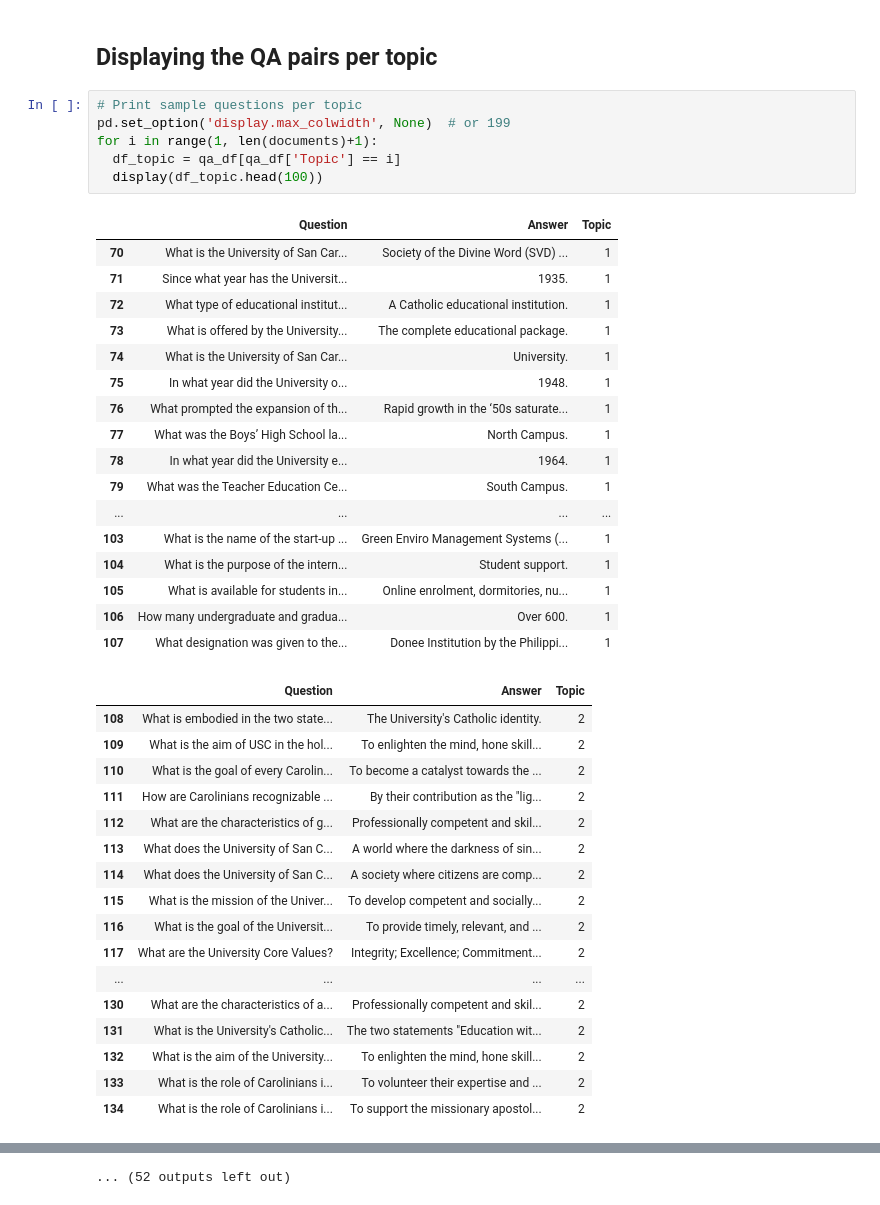
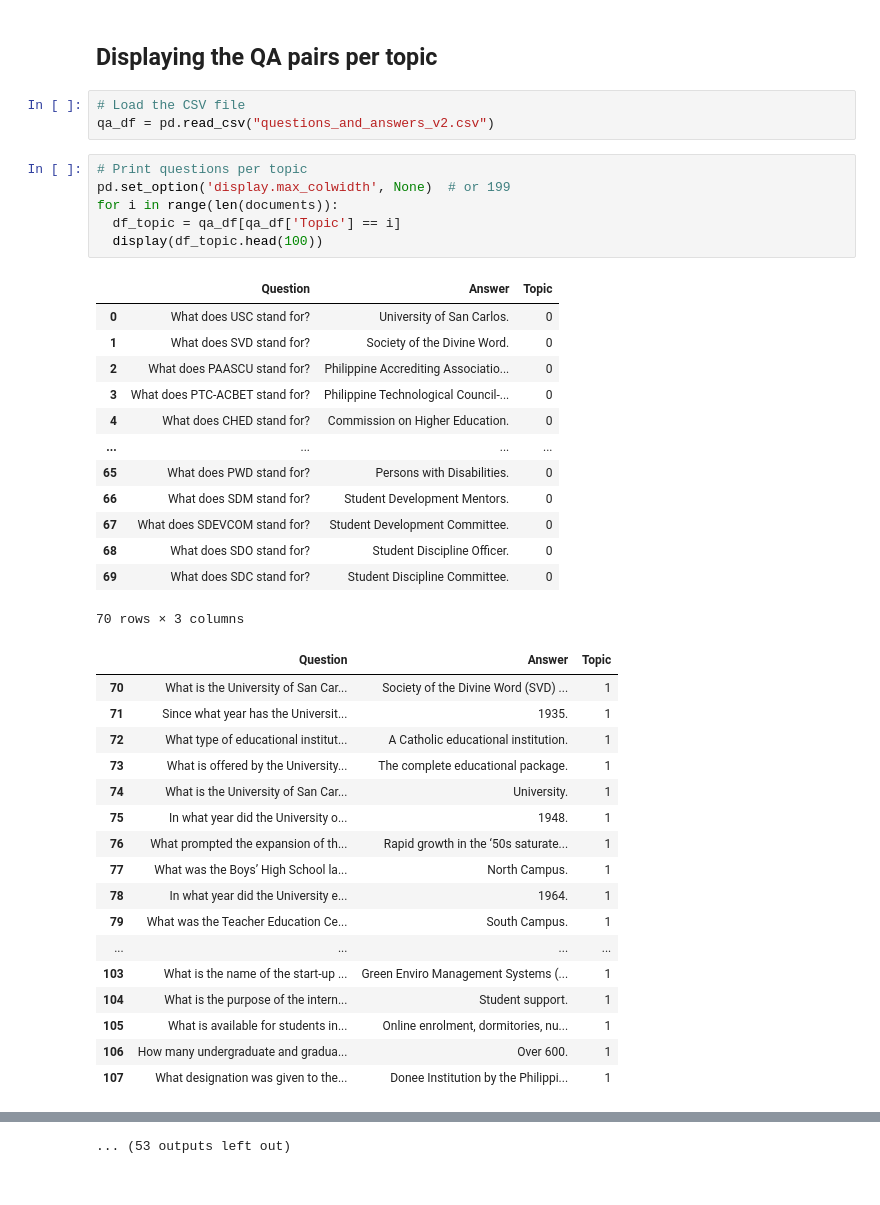
Before and after one commit to 20100215/NLP_Student_Manual_Chatbot, a Jupyter notebook: 5. Model_QG/Student_Manual_QG_All_v2.ipynb, the cells around one changed output, grey strips where cells are left out. Saved outputs shown, nothing was run; the diff lists cells and outputs as text.

Commit message:
ref: update the dataframe displays to include topic 0

```diff
--- a/5. Model_QG/Student_Manual_QG_All_v2.ipynb
+++ b/5. Model_QG/Student_Manual_QG_All_v2.ipynb
@@ -161,45 +161,44 @@ with open('raw_responses.txt','w') as output_file:
 Successfully saved questions and answers to CSV!
 # %% [markdown]
 ## Displaying the QA pairs per topic
+# %%
+# Load the CSV file
+qa_df = pd.read_csv("questions_and_answers_v2.csv")
 # %%
-# Print sample questions per topic
+# Print questions per topic
 pd.set_option('display.max_colwidth', None)  # or 199
-for i in range(1, len(documents)+1):
+for i in range(len(documents)):
   df_topic = qa_df[qa_df['Topic'] == i]
   display(df_topic.head(100))
 # %% [output]
 |  | Question | Answer | Topic |
-| 70 | What is the University of San Car... | Society of the Divine Word (SVD) ... | 1 |
-| 71 | Since what year has the Universit... | 1935. | 1 |
-| 72 | What type of educational institut... | A Catholic educational institution. | 1 |
-| 73 | What is offered by the University... | The complete educational package. | 1 |
-| 74 | What is the University of San Car... | University. | 1 |
-| 75 | In what year did the University o... | 1948. | 1 |
-| 76 | What prompted the expansion of th... | Rapid growth in the ‘50s saturate... | 1 |
-| 77 | What was the Boys’ High School la... | North Campus. | 1 |
-| 78 | In what year did the University e... | 1964. | 1 |
-| 79 | What was the Teacher Education Ce... | South Campus. | 1 |
+| 0 | What does USC stand for? | University of San Carlos. | 0 |
+| 1 | What does SVD stand for? | Society of the Divine Word. | 0 |
+| 2 | What does PAASCU stand for? | Philippine Accrediting Associatio... | 0 |
+| 3 | What does PTC-ACBET stand for? | Philippine Technological Council-... | 0 |
+| 4 | What does CHED stand for? | Commission on Higher Education. | 0 |
 | ... | ... | ... | ... |
-| 103 | What is the name of the start-up ... | Green Enviro Management Systems (... | 1 |
-| 104 | What is the purpose of the intern... | Student support. | 1 |
-| 105 | What is available for students in... | Online enrolment, dormitories, nu... | 1 |
-| 106 | How many undergraduate and gradua... | Over 600. | 1 |
-| 107 | What designation was given to the... | Donee Institution by the Philippi... | 1 |
+| 65 | What does PWD stand for? | Persons with Disabilities. | 0 |
+| 66 | What does SDM stand for? | Student Development Mentors. | 0 |
+| 67 | What does SDEVCOM stand for? | Student Development Committee. | 0 |
+| 68 | What does SDO stand for? | Student Discipline Officer. | 0 |
+| 69 | What does SDC stand for? | Student Discipline Committee. | 0 |
+70 rows × 3 columns
 |  | Question | Answer | Topic |
-| 108 | What is embodied in the two state... | The University's Catholic identity. | 2 |
-| 109 | What is the aim of USC in the hol... | To enlighten the mind, hone skill... | 2 |
-| 110 | What is the goal of every Carolin... | To become a catalyst towards the ... | 2 |
-| 111 | How are Carolinians recognizable ... | By their contribution as the "lig... | 2 |
-| 112 | What are the characteristics of g... | Professionally competent and skil... | 2 |
-| 113 | What does the University of San C... | A world where the darkness of sin... | 2 |
-| 114 | What does the University of San C... | A society where citizens are comp... | 2 |
-| 115 | What is the mission of the Univer... | To develop competent and socially... | 2 |
-| 116 | What is the goal of the Universit... | To provide timely, relevant, and ... | 2 |
-| 117 | What are the University Core Values? | Integrity; Excellence; Commitment... | 2 |
+| 70 | What is the University of San Car... | Society of the Divine Word (SVD) ... | 1 |
+| 71 | Since what year has the Universit... | 1935. | 1 |
+| 72 | What type of educational institut... | A Catholic educational institution. | 1 |
+| 73 | What is offered by the University... | The complete educational package. | 1 |
+| 74 | What is the University of San Car... | University. | 1 |
+| 75 | In what year did the University o... | 1948. | 1 |
+| 76 | What prompted the expansion of th... | Rapid growth in the ‘50s saturate... | 1 |
+| 77 | What was the Boys’ High School la... | North Campus. | 1 |
+| 78 | In what year did the University e... | 1964. | 1 |
+| 79 | What was the Teacher Education Ce... | South Campus. | 1 |
 | ... | ... | ... | ... |
-| 130 | What are the characteristics of a... | Professionally competent and skil... | 2 |
-| 131 | What is the University's Catholic... | The two statements "Education wit... | 2 |
-| 132 | What is the aim of the University... | To enlighten the mind, hone skill... | 2 |
-| 133 | What is the role of Carolinians i... | To volunteer their expertise and ... | 2 |
-| 134 | What is the role of Carolinians i... | To support the missionary apostol... | 2 |
+| 103 | What is the name of the start-up ... | Green Enviro Management Systems (... | 1 |
+| 104 | What is the purpose of the intern... | Student support. | 1 |
+| 105 | What is available for students in... | Online enrolment, dormitories, nu... | 1 |
+| 106 | How many undergraduate and gradua... | Over 600. | 1 |
+| 107 | What designation was given to the... | Donee Institution by the Philippi... | 1 |
 |  | Question | Answer | Topic |
@@ -376 +358 @@ for i in range(1, len(documents)+1):
-... (52 outputs left out)
+... (53 outputs left out)
```
Also changed, not shown: parts of 2 cells of this notebook.
